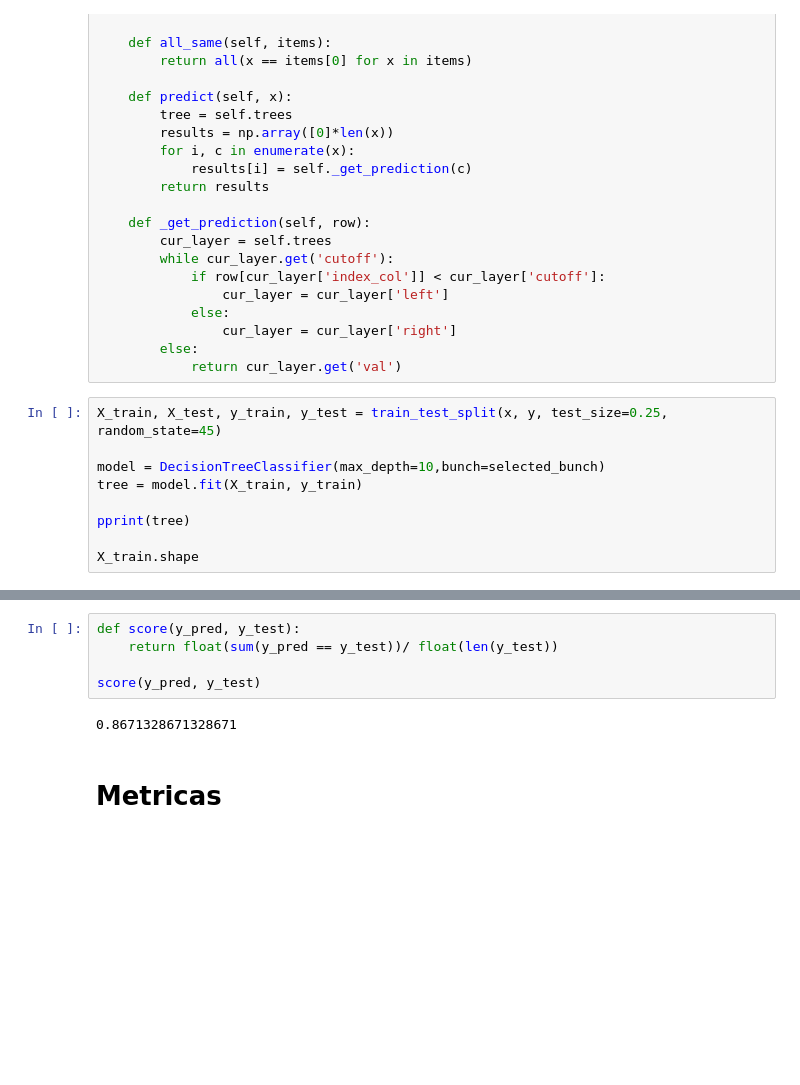
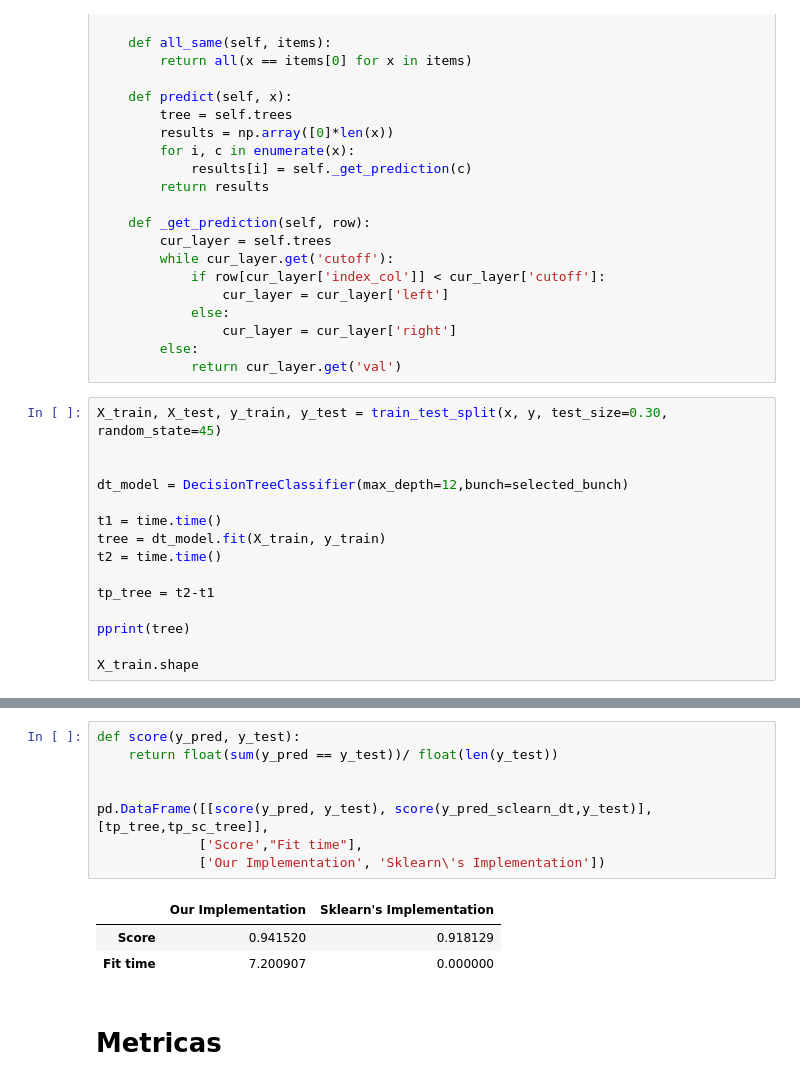
Before and after one commit to garza3333/RP_proyecto1, a Jupyter notebook: DT/dt.ipynb, the cells around one changed output, grey strips where cells are left out. Cells and saved outputs as stored; diff of their text form; blank space fills up the shorter version.

```diff
--- a/DT/dt.ipynb
+++ b/DT/dt.ipynb
@@ -177,10 +178,16 @@ class DecisionTreeClassifier(object):
         else:
             return cur_layer.get('val')
 # %%
-X_train, X_test, y_train, y_test = train_test_split(x, y, test_size=0.25, random_state=45)
+X_train, X_test, y_train, y_test = train_test_split(x, y, test_size=0.30, random_state=45)
 
-model = DecisionTreeClassifier(max_depth=10,bunch=selected_bunch)
-tree = model.fit(X_train, y_train)
+
+dt_model = DecisionTreeClassifier(max_depth=12,bunch=selected_bunch)
+
+t1 = time.time()
+tree = dt_model.fit(X_train, y_train)
+t2 = time.time()
+
+tp_tree = t2-t1
 
 pprint(tree)
 
@@ -213,10 +253,15 @@ AttributeError: 'NoneType' object has no attribute 'get'
 # %%
 def score(y_pred, y_test):
     return float(sum(y_pred == y_test))/ float(len(y_test))
 
-score(y_pred, y_test)
+
+pd.DataFrame([[score(y_pred, y_test), score(y_pred_sclearn_dt,y_test)],[tp_tree,tp_sc_tree]],
+             ['Score',"Fit time"],
+             ['Our Implementation', 'Sklearn\'s Implementation'])
 # %% [output]
-0.8671328671328671
+|  | Our Implementation | Sklearn's Implementation |
+| Score | 0.941520 | 0.918129 |
+| Fit time | 7.200907 | 0.000000 |
 # %% [markdown]
 # Metricas
 # %% [markdown]
```
Also changed, not shown: parts of 16 cells of this notebook.
